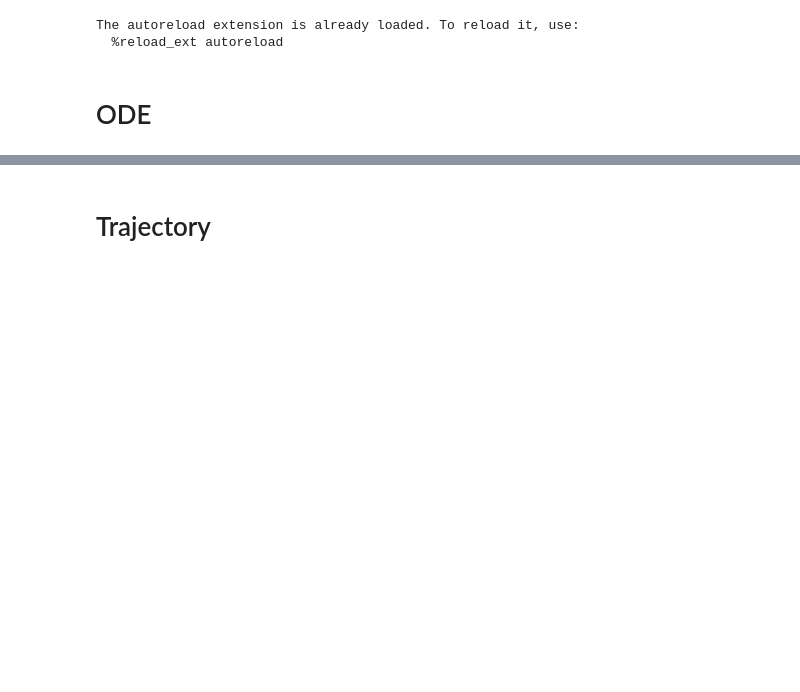
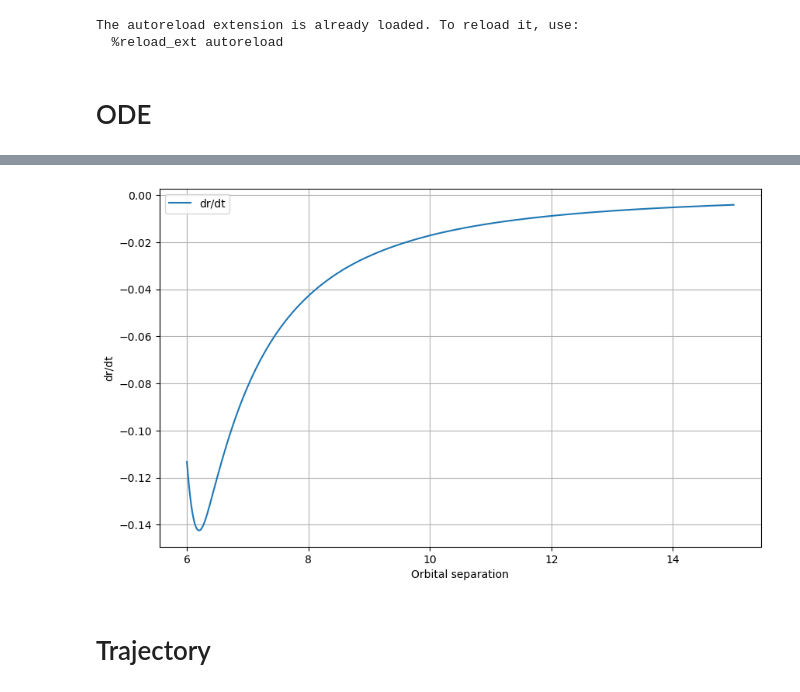
Before and after one commit to joshbmat/Few_1PAT1R_Scripts, a Jupyter notebook: TrajectoryModule/test-1PA-traj.ipynb, the cells around one changed output, grey strips where cells are left out. Cells and saved outputs as stored; diff of their text form; code cells hidden in the pictures; blank space fills up the shorter version.

```diff
--- a/TrajectoryModule/test-1PA-traj.ipynb
+++ b/TrajectoryModule/test-1PA-traj.ipynb
@@ -42,3 +42,13 @@ plt.show()
+# %%
+plt.figure(figsize=(10, 6))
+plt.plot(r_values, rdot_values, label="dr/dt")
+plt.legend()
+plt.xlabel("Orbital separation")
+plt.ylabel("dr/dt")
+plt.grid()
+plt.show()
+# %% [output]
+[figure, added]
 # %% [markdown]
 # Trajectory
 # %%
```
Also changed, not shown: parts of 16 cells of this notebook.
